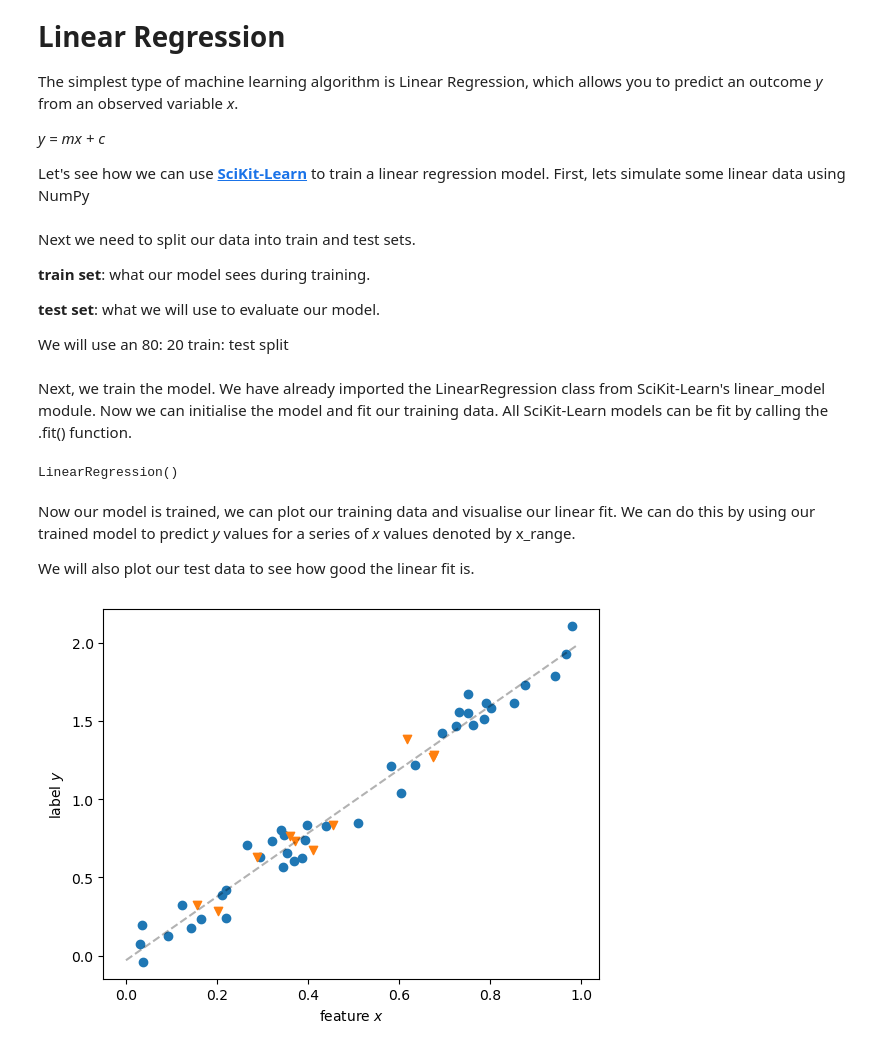
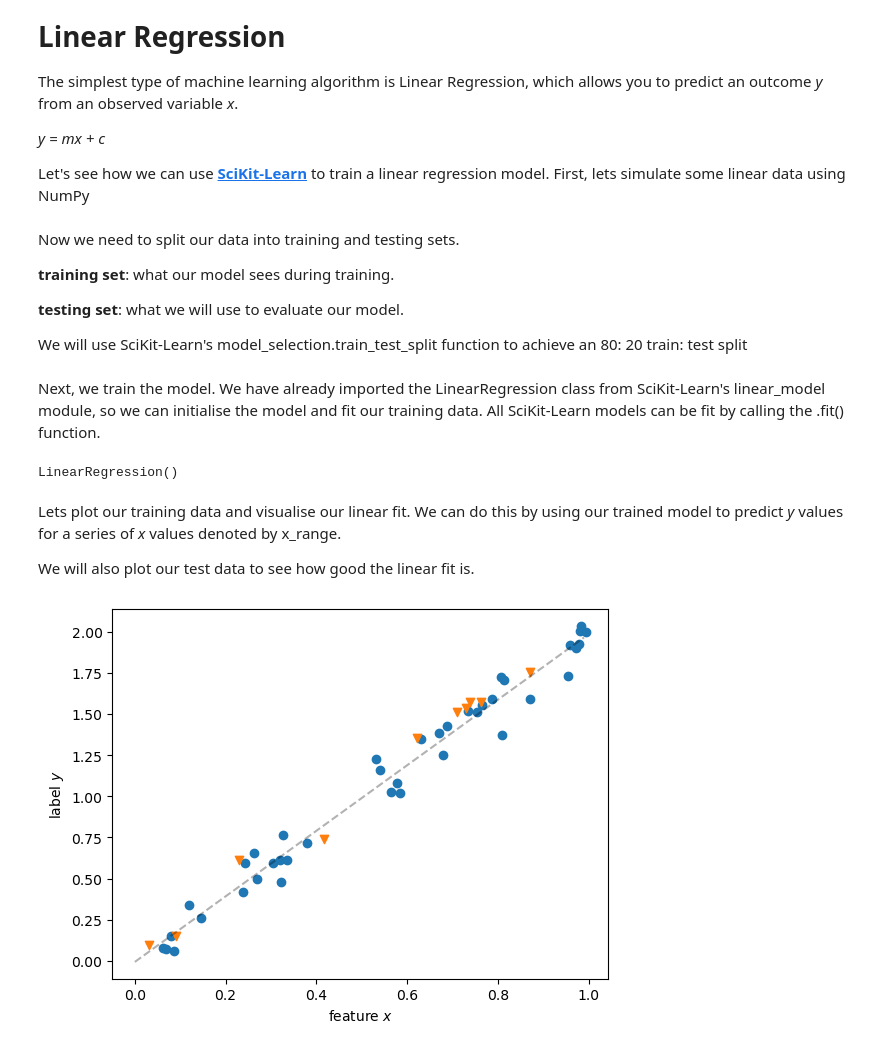
Before and after one commit to JoeHeeley2/AI-for-drug-discovery-labs, a Jupyter notebook: Machine Learning Basics/machine-learning-basics.ipynb, the cells around one changed output. Drawn from its saved outputs; the diff is of its cells as text; code cells hidden in the pictures.

Commit message:
upto first regression task

```diff
--- a/Machine Learning Basics/machine-learning-basics.ipynb
+++ b/Machine Learning Basics/machine-learning-basics.ipynb
@@ -46,42 +51,38 @@ import numpy as np
 x = np.random.uniform(0., 1., size=50)
 y = 2 * x + np.random.normal(scale=0.1, size=50)
 # %% [markdown]
-Next we need to split our data into train and test sets.
+Now we need to split our data into training and testing sets.
 
-**train set**: what our model sees during training.
+**training set**: what our model sees during training.
 
-**test set**: what we will use to evaluate our model.
+**testing set**: what we will use to evaluate our model.
 
-We will use an 80: 20 train: test split
+We will use SciKit-Learn's model_selection.train_test_split function to achieve an 80: 20 train: test split
 # %%
 # split the data into the training and testing sets
-x_train = x[:40].reshape(-1, 1)
-y_train = y[:40]
-
-x_test = x[40:].reshape(-1, 1)
-y_test = y[40:]
+x_train, x_test, y_train, y_test = train_test_split(x.reshape(-1, 1), y, test_size=0.2, random_state=42)
 # %% [markdown]
-Next, we train the model. We have already imported the LinearRegression class from SciKit-Learn's linear_model module. Now we can initialise the model and fit our training data. All SciKit-Learn models can be fit by calling the <model>.fit() function.
+Next, we train the model. We have already imported the LinearRegression class from SciKit-Learn's linear_model module, so we can initialise the model and fit our training data. All SciKit-Learn models can be fit by calling the <model>.fit() function.
 # %%
 model = LinearRegression() # initialise the model
 model.fit(x_train, y_train) # train the model
 # %% [output]
 LinearRegression()
 # %% [markdown]
-Now our model is trained, we can plot our training data and visualise our linear fit. We can do this by using our trained model to predict *y* values for a series of *x* values denoted by x_range.
+Lets plot our training data and visualise our linear fit. We can do this by using our trained model to predict *y* values for a series of *x* values denoted by x_range.
 
 We will also plot our test data to see how good the linear fit is.
 # %%
 x_range = np.arange(0., 1., 0.01)  # construct the x points for the line
-y_pred = model.predict(x_range.reshape(-1, 1))
+y_pred_range = model.predict(x_range.reshape(-1, 1))
 
 # plot everything
-plt.plot(x_range, y_pred, c='k', ls='--', alpha=0.3)
+plt.plot(x_range, y_pred_range, c='k', ls='--', alpha=0.3)
 plt.scatter(x_train, y_train)
 plt.scatter(x_test, y_test, marker='v')
 plt.xlabel('feature $x$')
 plt.ylabel('label $y$')
 plt.show()
 # %% [output]
-[figure, old version]
+[figure, new version]
 # %% [markdown]
```
Also changed, not shown: parts of 9 cells of this notebook.
